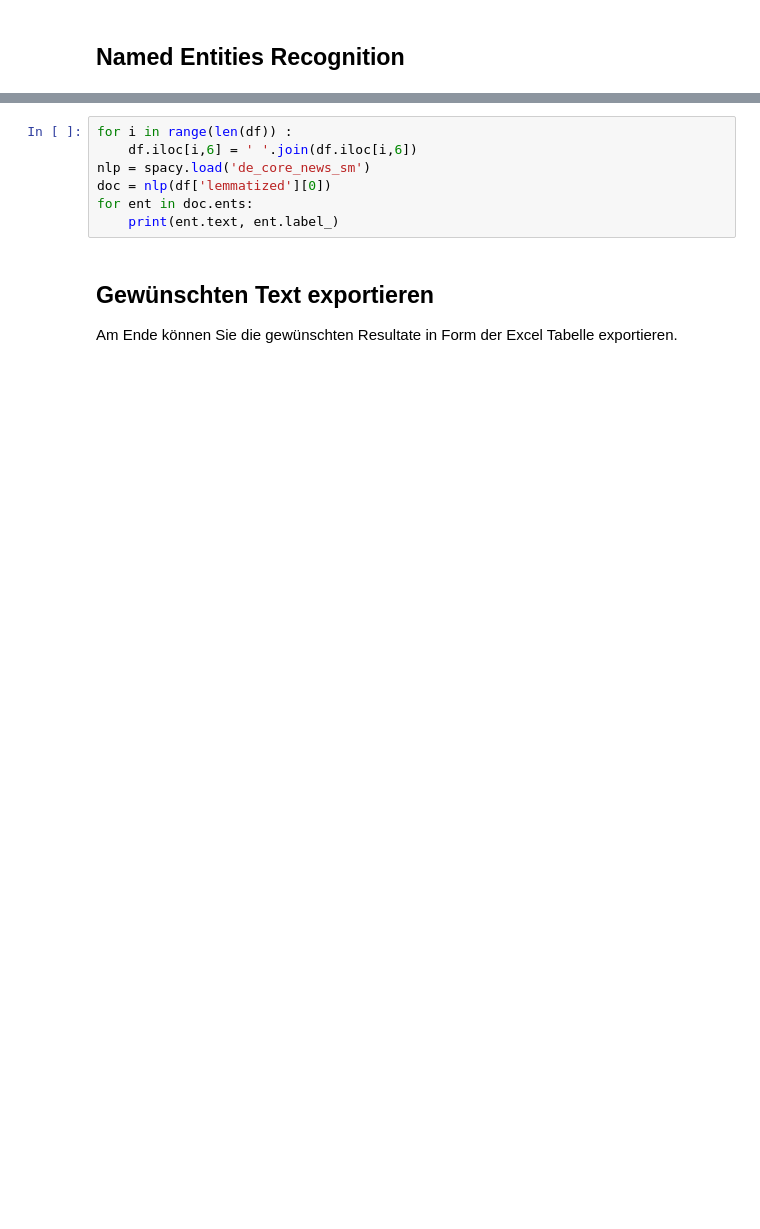
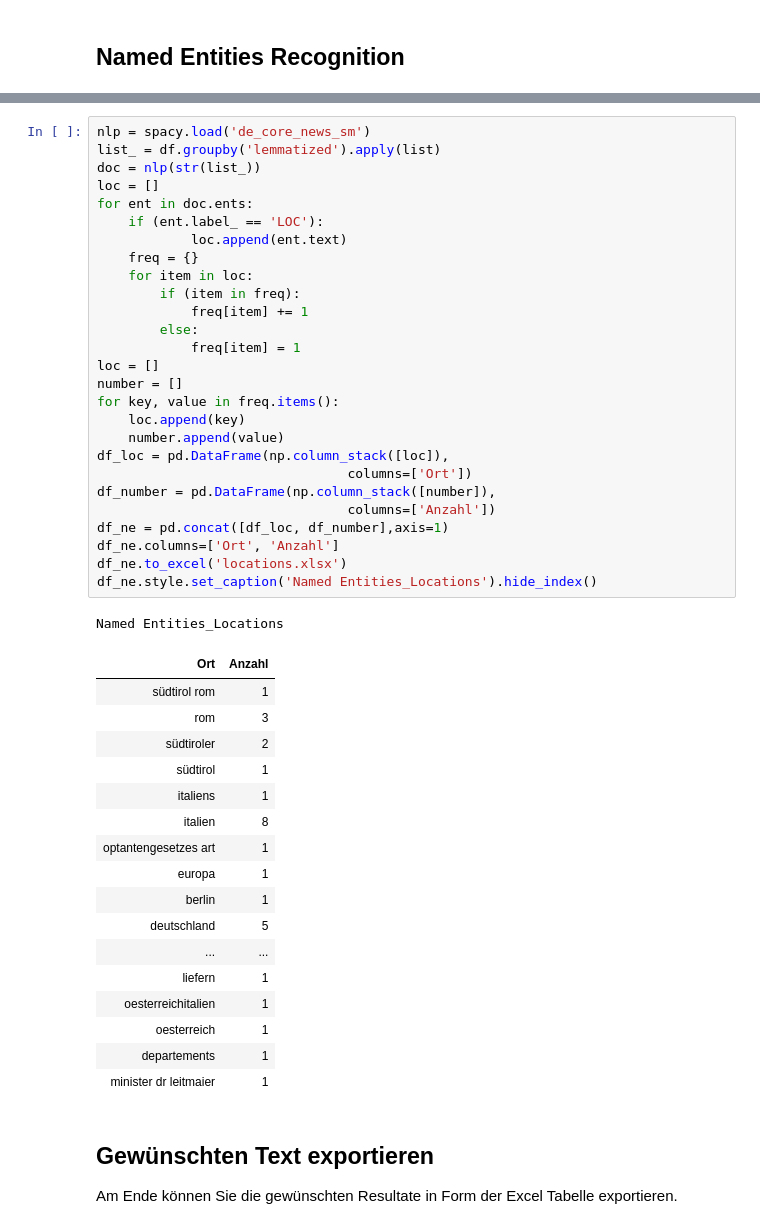
Before and after one commit to soberbichler/Notebooks-f-r-die-Lehre, a Jupyter notebook: Data_Preprocessing.ipynb, the cells around one changed output, grey strips where cells are left out. Drawn from its saved outputs; the diff is of its cells as text; blank space fills up the shorter version.

```diff
--- a/Data_Preprocessing.ipynb
+++ b/Data_Preprocessing.ipynb
@@ -110,10 +148,49 @@ print(text)
 # %%
-for i in range(len(df)) :
-    df.iloc[i,6] = ' '.join(df.iloc[i,6])
 nlp = spacy.load('de_core_news_sm')
-doc = nlp(df['lemmatized'][0])
+list_ = df.groupby('lemmatized').apply(list)
+doc = nlp(str(list_))
+loc = []
 for ent in doc.ents:
-    print(ent.text, ent.label_)
+    if (ent.label_ == 'LOC'):
+            loc.append(ent.text)
+    freq = {}
+    for item in loc:
+        if (item in freq):
+            freq[item] += 1
+        else:
+            freq[item] = 1
+loc = []
+number = []
+for key, value in freq.items():
+    loc.append(key)
+    number.append(value)
+df_loc = pd.DataFrame(np.column_stack([loc]),
+                                columns=['Ort'])
+df_number = pd.DataFrame(np.column_stack([number]),
+                                columns=['Anzahl'])
+df_ne = pd.concat([df_loc, df_number],axis=1)
+df_ne.columns=['Ort', 'Anzahl']
+df_ne.to_excel('locations.xlsx')
+df_ne.style.set_caption('Named Entities_Locations').hide_index()
+# %% [output]
+Named Entities_Locations
+| Ort | Anzahl |
+| südtirol rom | 1 |
+| rom | 3 |
+| südtiroler | 2 |
+| südtirol | 1 |
+| italiens | 1 |
+| italien | 8 |
+| optantengesetzes art | 1 |
+| europa | 1 |
+| berlin | 1 |
+| deutschland | 5 |
+| ... | ... |
+| liefern | 1 |
+| oesterreichitalien | 1 |
+| oesterreich | 1 |
+| departements | 1 |
+| minister dr leitmaier | 1 |
 # %% [markdown]
 ## Gewünschten Text exportieren <a class="anchor" id="7-bullet"></a>
 
```
Also changed, not shown: parts of 7 cells of this notebook.
